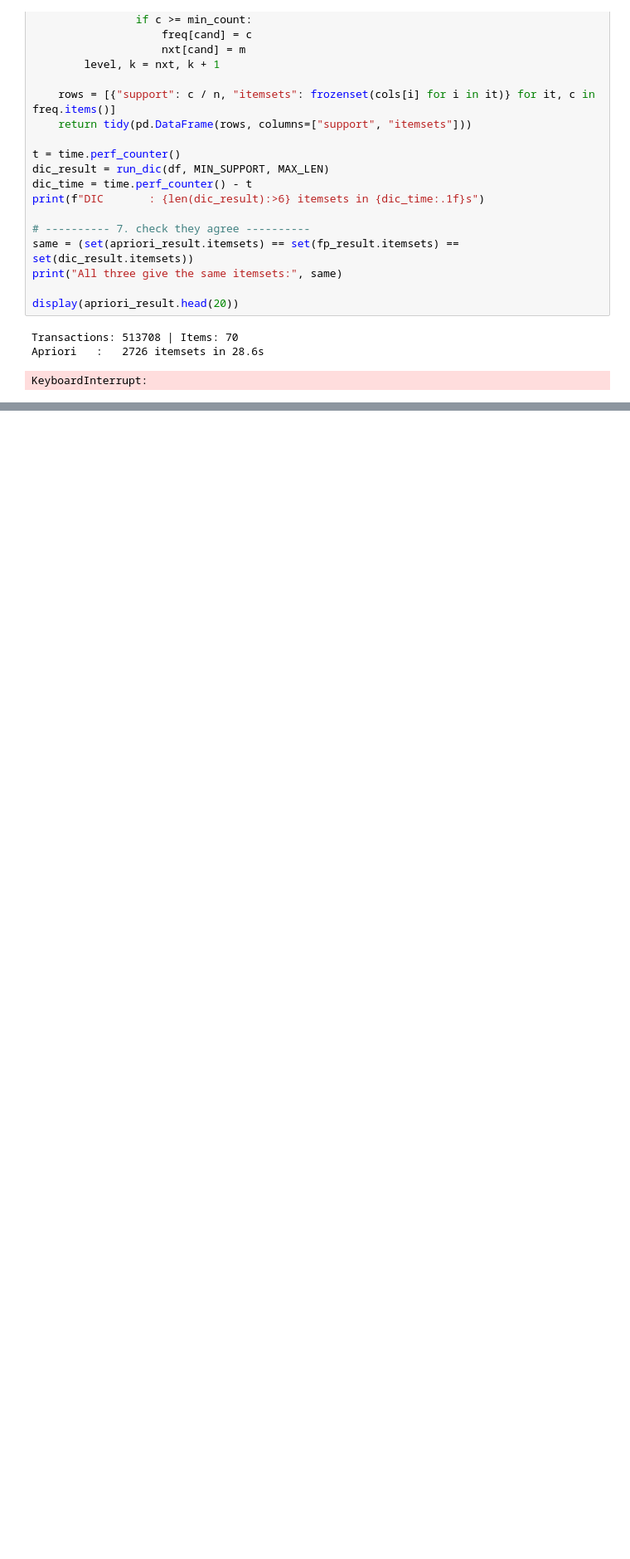
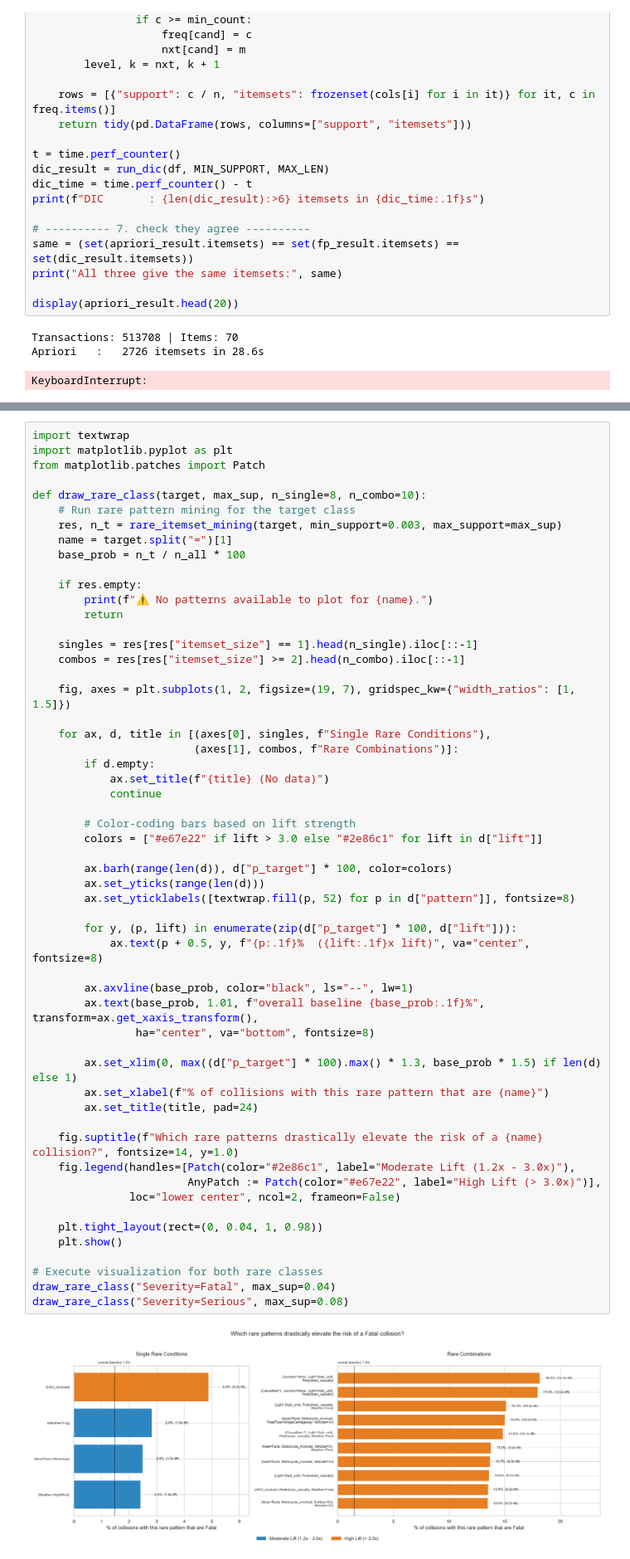
Before and after one commit to ghadiadeepali/Road_Accident_Pattern_Mining_and_Severity-Analysis, a Jupyter notebook: code.ipynb, the cells around one changed output, grey strips where cells are left out. Shown at 83% size. Cells and saved outputs as stored; diff of their text form; blank space fills up the shorter version.

Commit message:
Rare Pattern Mining Algorithm Implemented

```diff
--- a/code.ipynb
+++ b/code.ipynb
@@ -2726,0 +2888,57 @@ KeyboardInterrupt:
+# %%
+import textwrap
+import matplotlib.pyplot as plt
+from matplotlib.patches import Patch
+
+def draw_rare_class(target, max_sup, n_single=8, n_combo=10):
+    # Run rare pattern mining for the target class
+    res, n_t = rare_itemset_mining(target, min_support=0.003, max_support=max_sup)
+    name = target.split("=")[1]
+    base_prob = n_t / n_all * 100
+
+    if res.empty:
+        print(f"⚠️ No patterns available to plot for {name}.")
+        return
+
+    singles = res[res["itemset_size"] == 1].head(n_single).iloc[::-1]
+    combos = res[res["itemset_size"] >= 2].head(n_combo).iloc[::-1]
+
+    fig, axes = plt.subplots(1, 2, figsize=(19, 7), gridspec_kw={"width_ratios": [1, 1.5]})
+
+    for ax, d, title in [(axes[0], singles, f"Single Rare Conditions"),
+                         (axes[1], combos, f"Rare Combinations")]:
+        if d.empty:
+            ax.set_title(f"{title} (No data)")
+            continue
+
+        # Color-coding bars based on lift strength
+        colors = ["#e67e22" if lift > 3.0 else "#2e86c1" for lift in d["lift"]]
+
+        ax.barh(range(len(d)), d["p_target"] * 100, color=colors)
+        ax.set_yticks(range(len(d)))
+        ax.set_yticklabels([textwrap.fill(p, 52) for p in d["pattern"]], fontsize=8)
+
+        for y, (p, lift) in enumerate(zip(d["p_target"] * 100, d["lift"])):
+            ax.text(p + 0.5, y, f"{p:.1f}%  ({lift:.1f}x lift)", va="center", fontsize=8)
+
+        ax.axvline(base_prob, color="black", ls="--", lw=1)
+        ax.text(base_prob, 1.01, f"overall baseline {base_prob:.1f}%", transform=ax.get_xaxis_transform(),
+                ha="center", va="bottom", fontsize=8)
+
+        ax.set_xlim(0, max((d["p_target"] * 100).max() * 1.3, base_prob * 1.5) if len(d) else 1)
+        ax.set_xlabel(f"% of collisions with this rare pattern that are {name}")
+        ax.set_title(title, pad=24)
+
+    fig.suptitle(f"Which rare patterns drastically elevate the risk of a {name} collision?", fontsize=14, y=1.0)
+    fig.legend(handles=[Patch(color="#2e86c1", label="Moderate Lift (1.2x - 3.0x)"),
+                        AnyPatch := Patch(color="#e67e22", label="High Lift (> 3.0x)")],
+               loc="lower center", ncol=2, frameon=False)
+
+    plt.tight_layout(rect=(0, 0.04, 1, 0.98))
+    plt.show()
+
+# Execute visualization for both rare classes
+draw_rare_class("Severity=Fatal", max_sup=0.04)
+draw_rare_class("Severity=Serious", max_sup=0.08)
+# %% [output]
+[figure, added]
```
Also changed, not shown: parts of 2 cells of this notebook.
